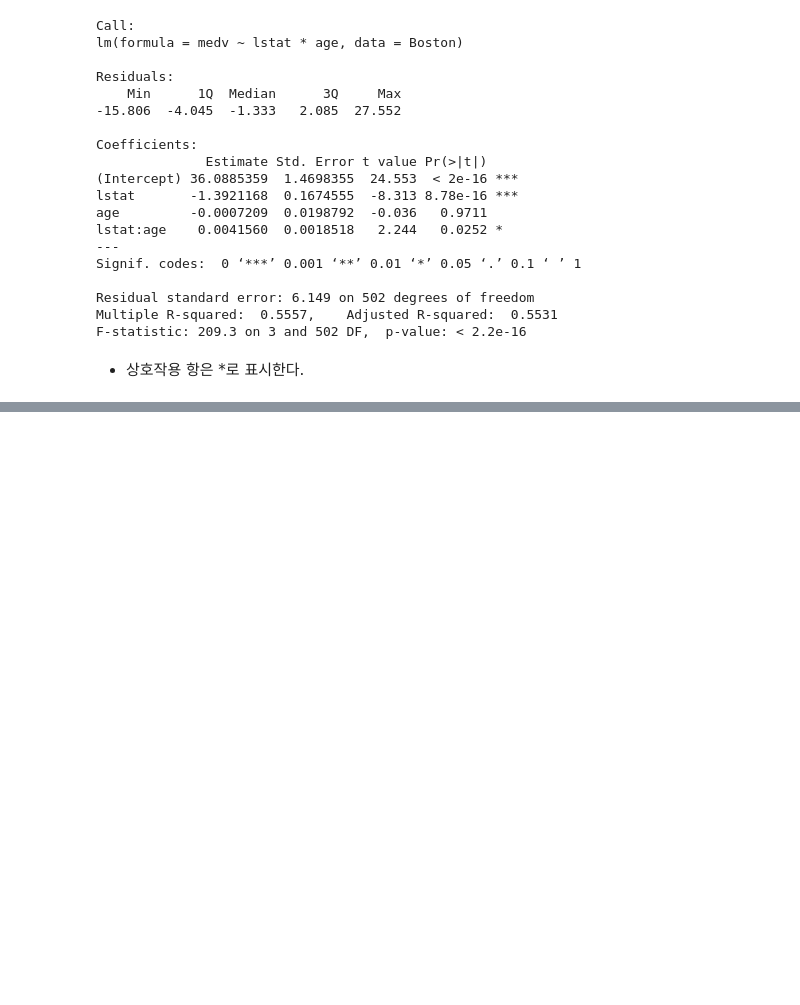
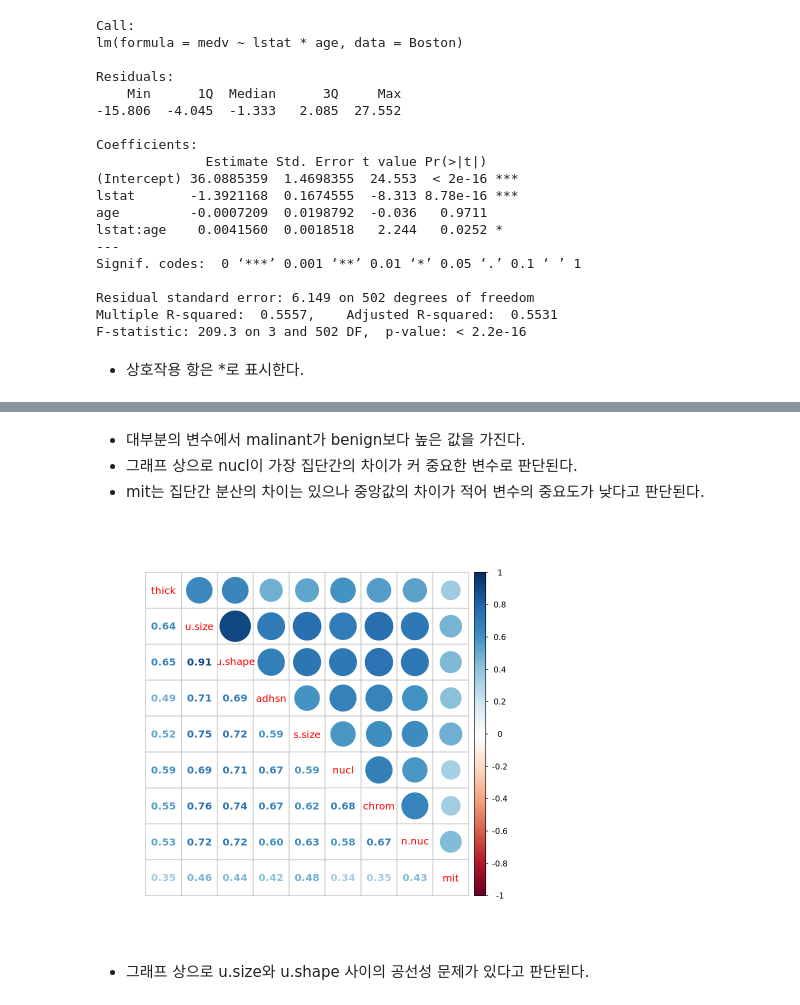
Before and after one commit to zzkl27/DataMining, a Jupyter notebook: R/Basic/선형회귀분석.ipynb, the cells around one changed output, grey strips where cells are left out. Cells and saved outputs as stored; diff of their text form; code cells hidden in the pictures; blank space fills up the shorter version.

```diff
--- a/R/Basic/선형회귀분석.ipynb
+++ b/R/Basic/선형회귀분석.ipynb
@@ -646,0 +728,12 @@ F-statistic: 209.3 on 3 and 502 DF,  p-value: < 2.2e-16
+# %% [markdown]
+- 대부분의 변수에서 malinant가 benign보다 높은 값을 가진다.
+- 그래프 상으로 nucl이 가장 집단간의 차이가 커 중요한 변수로 판단된다.
+- mit는 집단간 분산의 차이는 있으나 중앙값의 차이가 적어 변수의 중요도가 낮다고 판단된다.
+# %%
+library(corrplot)
+bc <- cor(biopsy.v2[, 1:9]) # V1~V9의 변수간 상관성 분석
+corrplot.mixed(bc)
+# %% [output]
+[figure, added]
+# %% [markdown]
+- 그래프 상으로 u.size와 u.shape 사이의 공선성 문제가 있다고 판단된다.
```
Also changed, not shown: parts of 19 cells of this notebook.
